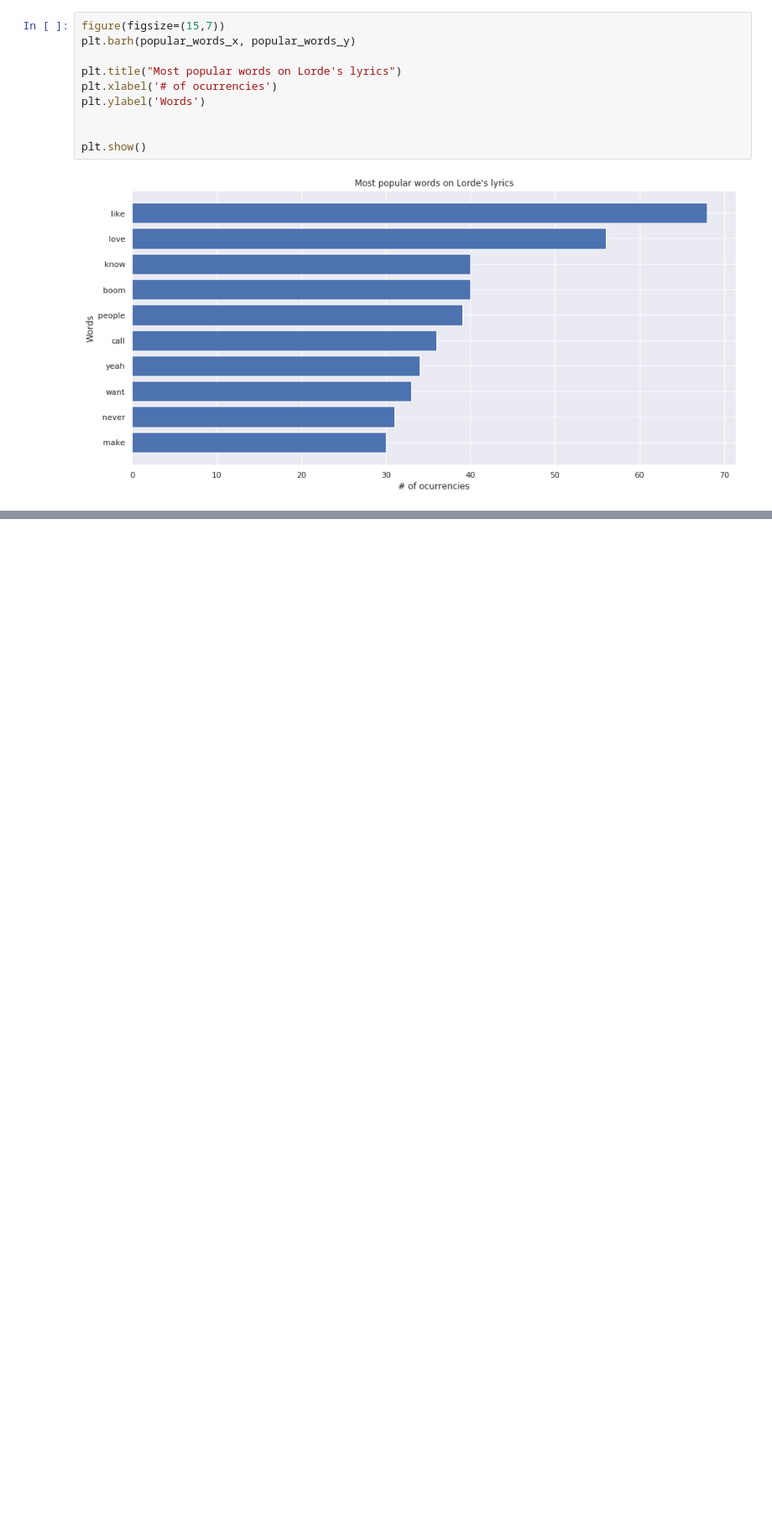
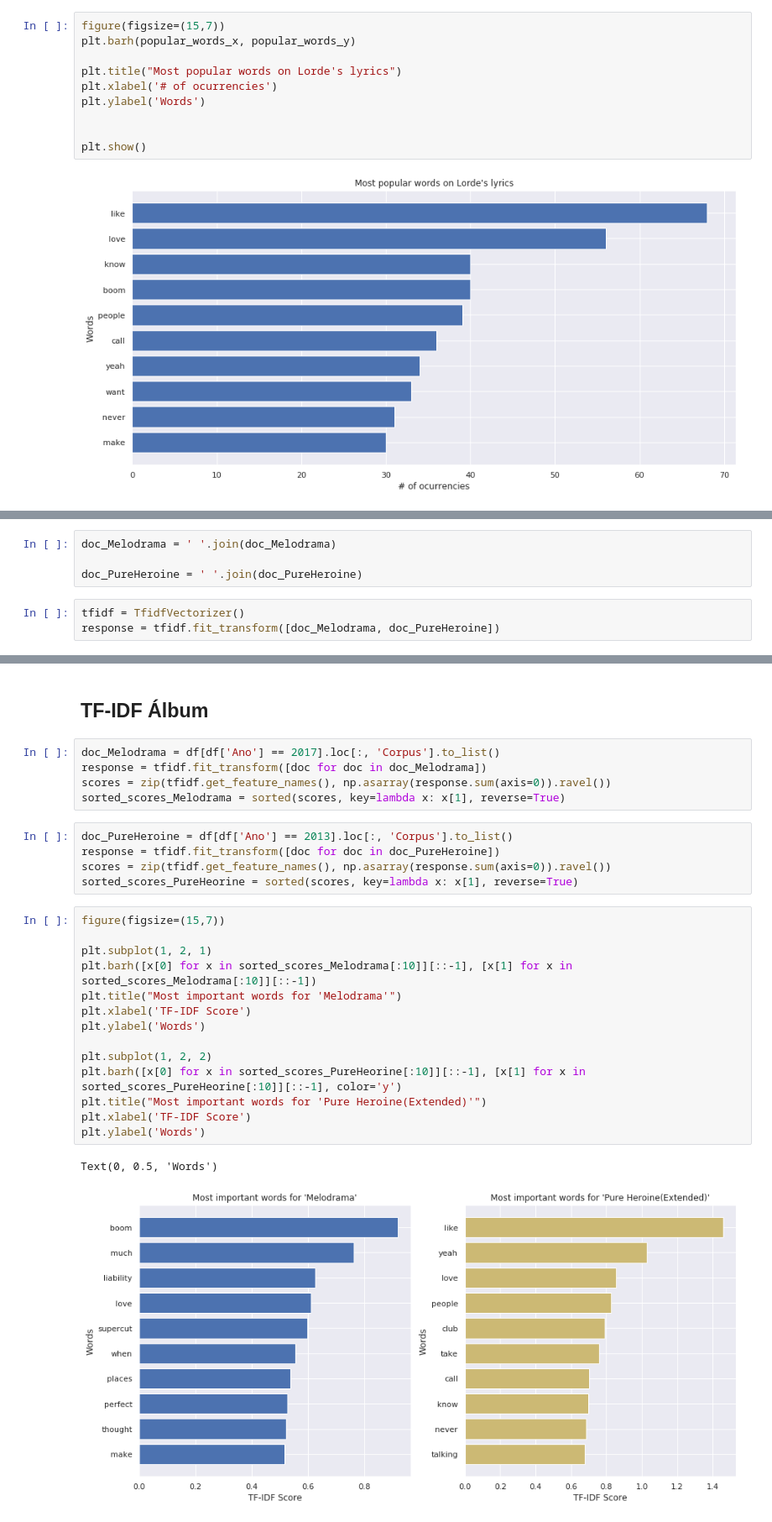
Before and after one commit to MatheusFreitag/Emotions-Melodramas, a Jupyter notebook: Untitled.ipynb, the cells around one changed output, grey strips where cells are left out. Shown: that part at 84% size. Saved outputs shown, nothing was run; the diff lists cells and outputs as text; blank space fills up the shorter version.

```diff
--- a/Untitled.ipynb
+++ b/Untitled.ipynb
@@ -95,0 +163,7 @@ plt.show()
+# %%
+doc_Melodrama = ' '.join(doc_Melodrama)
+
+doc_PureHeroine = ' '.join(doc_PureHeroine)
+# %%
+tfidf = TfidfVectorizer()
+response = tfidf.fit_transform([doc_Melodrama, doc_PureHeroine])
@@ -95,0 +187,29 @@ plt.show()
+# %% [markdown]
+## TF-IDF Álbum
+# %%
+doc_Melodrama = df[df['Ano'] == 2017].loc[:, 'Corpus'].to_list()
+response = tfidf.fit_transform([doc for doc in doc_Melodrama])
+scores = zip(tfidf.get_feature_names(), np.asarray(response.sum(axis=0)).ravel())
+sorted_scores_Melodrama = sorted(scores, key=lambda x: x[1], reverse=True)
+# %%
+doc_PureHeroine = df[df['Ano'] == 2013].loc[:, 'Corpus'].to_list()
+response = tfidf.fit_transform([doc for doc in doc_PureHeroine])
+scores = zip(tfidf.get_feature_names(), np.asarray(response.sum(axis=0)).ravel())
+sorted_scores_PureHeorine = sorted(scores, key=lambda x: x[1], reverse=True)
+# %%
+figure(figsize=(15,7))
+
+plt.subplot(1, 2, 1)
+plt.barh([x[0] for x in sorted_scores_Melodrama[:10]][::-1], [x[1] for x in sorted_scores_Melodrama[:10]][::-1])
+plt.title("Most important words for 'Melodrama'")
+plt.xlabel('TF-IDF Score')
+plt.ylabel('Words')
+
+plt.subplot(1, 2, 2)
+plt.barh([x[0] for x in sorted_scores_PureHeorine[:10]][::-1], [x[1] for x in sorted_scores_PureHeorine[:10]][::-1], color='y')
+plt.title("Most important words for 'Pure Heroine(Extended)'")
+plt.xlabel('TF-IDF Score')
+plt.ylabel('Words')
+# %% [output]
+Text(0, 0.5, 'Words')
+[figure, added]
```
Also changed, not shown: parts of 19 cells of this notebook, 1 other file.
